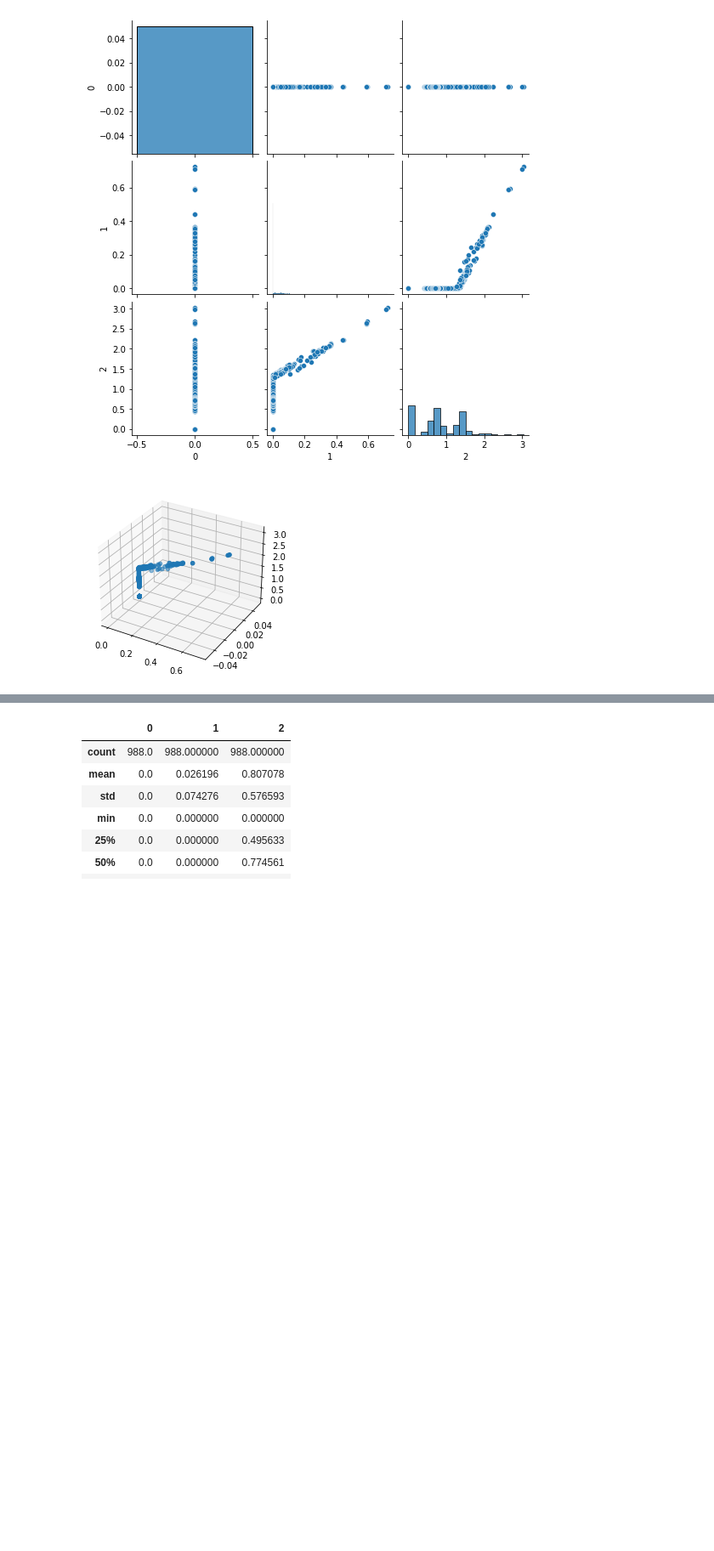
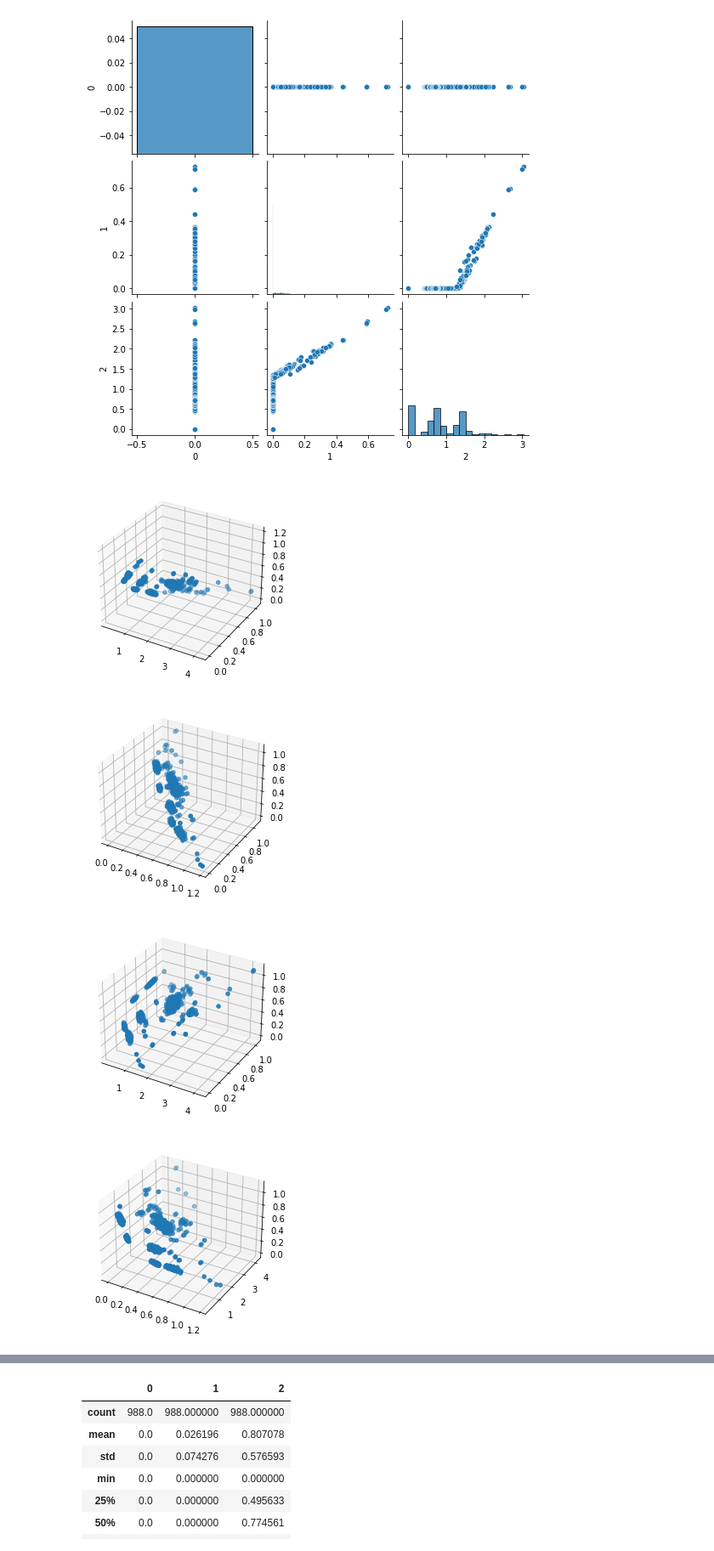
Before and after one commit to RadCod3/DataStorm-4.0-BrainLeftException-SemiFinals, a Jupyter notebook: donra.ipynb, the cells around one changed output, grey strips where cells are left out. Shown at 85% size. Drawn from its saved outputs; the diff is of its cells as text; code cells hidden in the pictures; blank space fills up the shorter version.

```diff
--- a/donra.ipynb
+++ b/donra.ipynb
@@ -227,7 +257,8 @@ class Autoencoder(nn.Module):
 from sklearn.preprocessing import MinMaxScaler, StandardScaler
 from sklearn.model_selection import train_test_split
 
-input_df = outlet_stats_df.copy()
+# input_df = outlet_stats_df.copy()
+input_df = pd.read_csv("input_df2.csv")
 for col in input_df.columns:
     if col != "Outlet_ID":
         # input_df[col] = StandardScaler().fit_transform(input_df[col].values.reshape(-1, 1))
@@ -254,9 +285,9 @@ train_df.head()
 5 rows × 41 columns
 # %%
 device = torch.device("cuda" if torch.cuda.is_available() else "cpu")
-hidden_sizes = [17, 7, 3]
+hidden_sizes = [17, 4]
 criterion = nn.MSELoss()
-epochs = 40000
+epochs = 20000
 
 model = Autoencoder(
     input_size=train_df.shape[1],
@@ -432,22 +461,25 @@ sns.pairplot(encoded_df)
 [figure]
 # %%
 fig, ax = plt.subplots(subplot_kw={"projection": "3d"})
-ax.scatter(encoded_df[1], encoded_df[0], encoded_df[2])
+ax.scatter(encoded_df[2], encoded_df[0], encoded_df[1])
 plt.show()
 
-# fig, ax = plt.subplots(subplot_kw={"projection": "3d"})
-# ax.scatter(encoded_df[1], encoded_df[3], encoded_df[0])
-# plt.show()
+fig, ax = plt.subplots(subplot_kw={"projection": "3d"})
+ax.scatter(encoded_df[1], encoded_df[3], encoded_df[0])
+plt.show()
 
-# fig, ax = plt.subplots(subplot_kw={"projection": "3d"})
-# ax.scatter(encoded_df[2], encoded_df[0], encoded_df[3])
-# plt.show()
+fig, ax = plt.subplots(subplot_kw={"projection": "3d"})
+ax.scatter(encoded_df[2], encoded_df[0], encoded_df[3])
+plt.show()
 
-# fig, ax = plt.subplots(subplot_kw={"projection": "3d"})
-# ax.scatter(encoded_df[1], encoded_df[2], encoded_df[3])
-# plt.show()
+fig, ax = plt.subplots(subplot_kw={"projection": "3d"})
+ax.scatter(encoded_df[1], encoded_df[2], encoded_df[3])
+plt.show()
 # %% [output]
-[figure, old version]
+[figure, new version]
+[figure, added]
+[figure, added]
+[figure, added]
 # %%
 from sklearn.metrics import silhouette_score, davies_bouldin_score, calinski_harabasz_score
 from sklearn.cluster import KMeans
```
Also changed, not shown: parts of 7 cells of this notebook, 3 other files.
